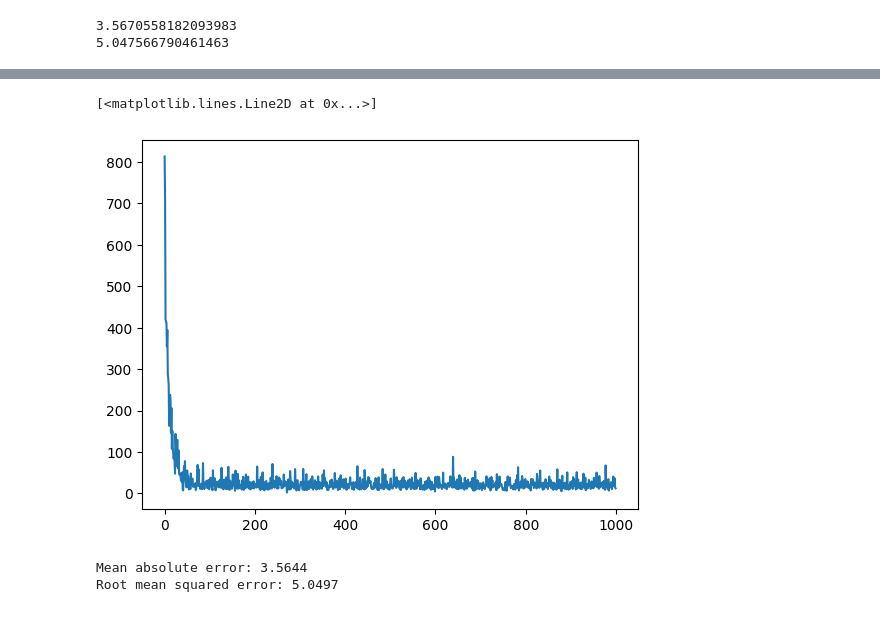
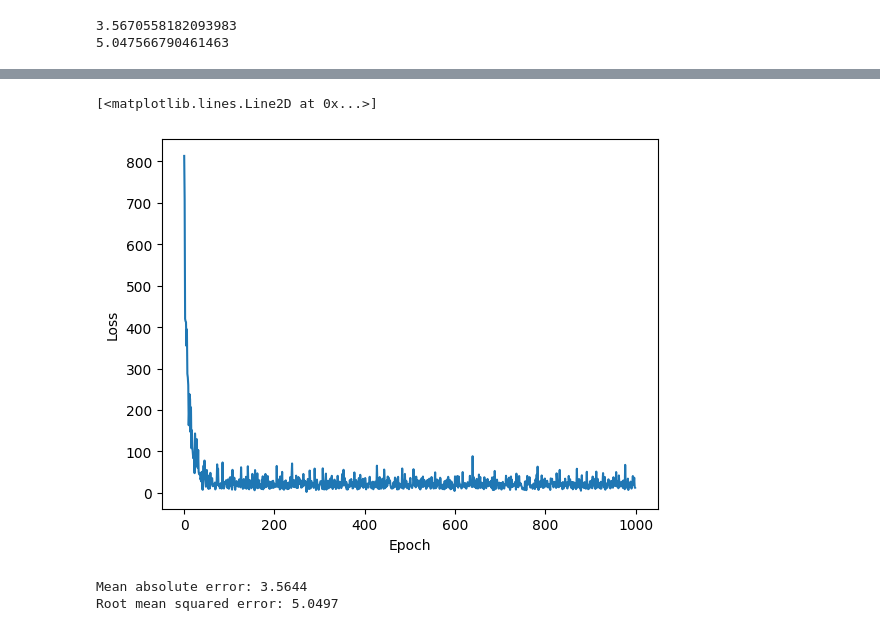
Before and after one commit to rafaelfmoura/DeepLearning, a Jupyter notebook: #01-linear_regression.ipynb, the cells around one changed output, grey strips where cells are left out. Cells and saved outputs as stored; diff of their text form; code cells hidden in the pictures.

Commit message:
added figure for manual linear regression

```diff
--- a/#01-linear_regression.ipynb
+++ b/#01-linear_regression.ipynb
@@ -211,10 +211,13 @@ train_info = train_model(x_train, y_train,
                    seed=180708)
 losses = train_info[0]
 weights = train_info[1]
-plt.plot(list(range(1000)), losses)
-# %% [output]
-[<matplotlib.lines.Line2D at 0x...>]
-[figure, removed]
+# %%
+plt.xlabel("Epoch")
+plt.ylabel("Loss")
+plt.plot(list(range(1000)), losses)
+# %% [output]
+[<matplotlib.lines.Line2D at 0x...>]
+[figure, added]
 # %%
 def predict(X, params):
     N = np.dot(X, params['W'])
```
